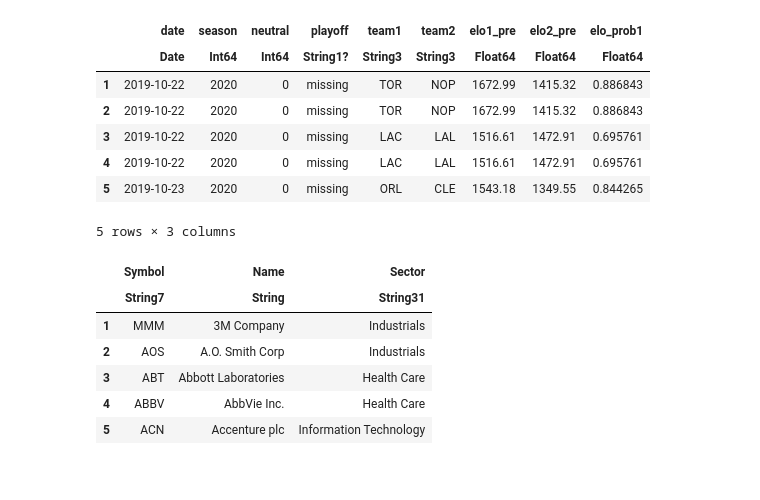
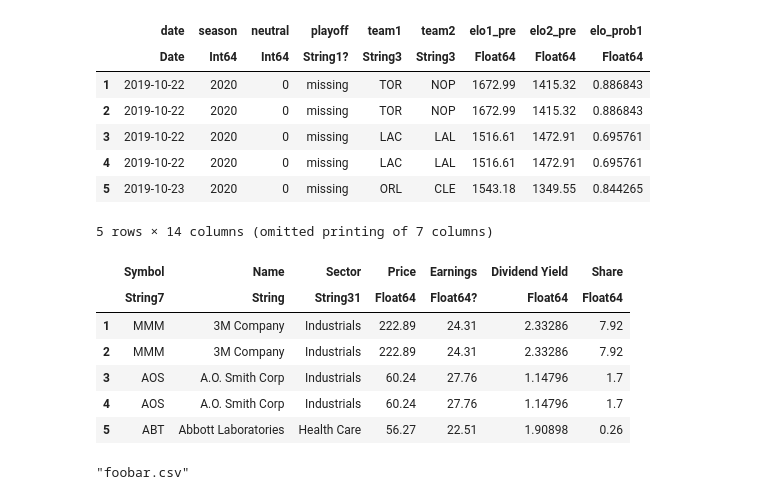
Before and after one commit to prehensilecode/julia-beginners, a Jupyter notebook: data/nba/julia_datascience.ipynb, the cells around one changed output. Saved outputs shown, nothing was run; the diff lists cells and outputs as text; code cells hidden in the pictures.

```diff
--- a/data/nba/julia_datascience.ipynb
+++ b/data/nba/julia_datascience.ipynb
@@ -126,14 +126,19 @@ first(data,5)
 | 5 | 2019-10-23 | 2020 | 0 | missing | ORL | CLE | 1543.18 | 1349.55 | 0.844265 |
 # %%
 using HTTP, DataFrames, CSV
-df = CSV.read(HTTP.get("https://raw.githubusercontent.com/prehensilecode/julia-beginners/master/data/s_p500companies/constituents_csv.csv").body, DataFrame)
+df = CSV.read(HTTP.get("https://raw.githubusercontent.com/prehensilecode/julia-beginners/master/data/s_p500companies/constituents-financials_csv.csv").body, DataFrame)
 first(df, 5)
 # %% [output]
-5 rows × 3 columns
+5 rows × 14 columns (omitted printing of 7 columns)
-|  | Symbol | Name | Sector |
-|  | String7 | String | String31 |
-| 1 | MMM | 3M Company | Industrials |
-| 2 | AOS | A.O. Smith Corp | Industrials |
-| 3 | ABT | Abbott Laboratories | Health Care |
-| 4 | ABBV | AbbVie Inc. | Health Care |
-| 5 | ACN | Accenture plc | Information Technology |
+|  | Symbol | Name | Sector | Price | Earnings | Dividend Yield | Share |
+|  | String7 | String | String31 | Float64 | Float64? | Float64 | Float64 |
+| 1 | MMM | 3M Company | Industrials | 222.89 | 24.31 | 2.33286 | 7.92 |
+| 2 | MMM | 3M Company | Industrials | 222.89 | 24.31 | 2.33286 | 7.92 |
+| 3 | AOS | A.O. Smith Corp | Industrials | 60.24 | 27.76 | 1.14796 | 1.7 |
+| 4 | AOS | A.O. Smith Corp | Industrials | 60.24 | 27.76 | 1.14796 | 1.7 |
+| 5 | ABT | Abbott Laboratories | Health Care | 56.27 | 22.51 | 1.90898 | 0.26 |
+# %%
+using CSV
+CSV.write("foobar.csv", df)
+# %% [output]
+"foobar.csv"
```
Also changed, not shown: parts of 20 cells of this notebook.
